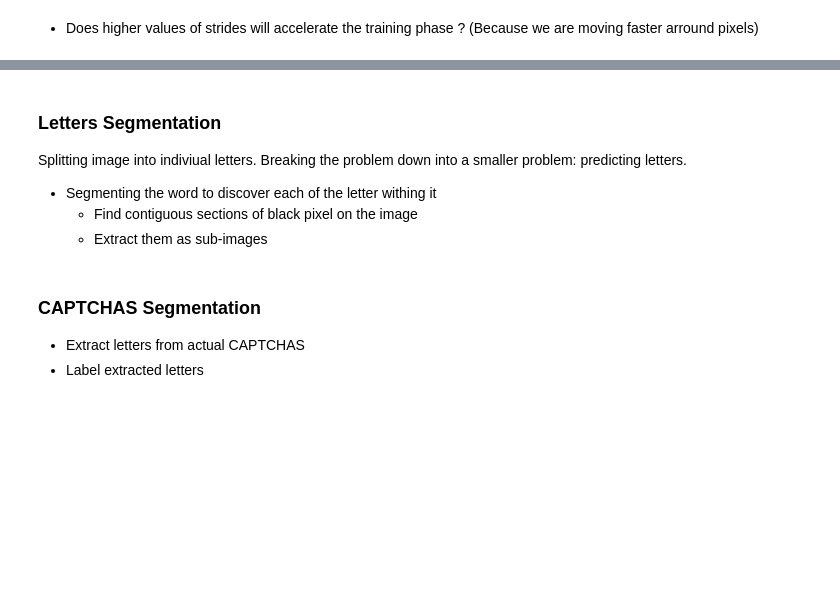
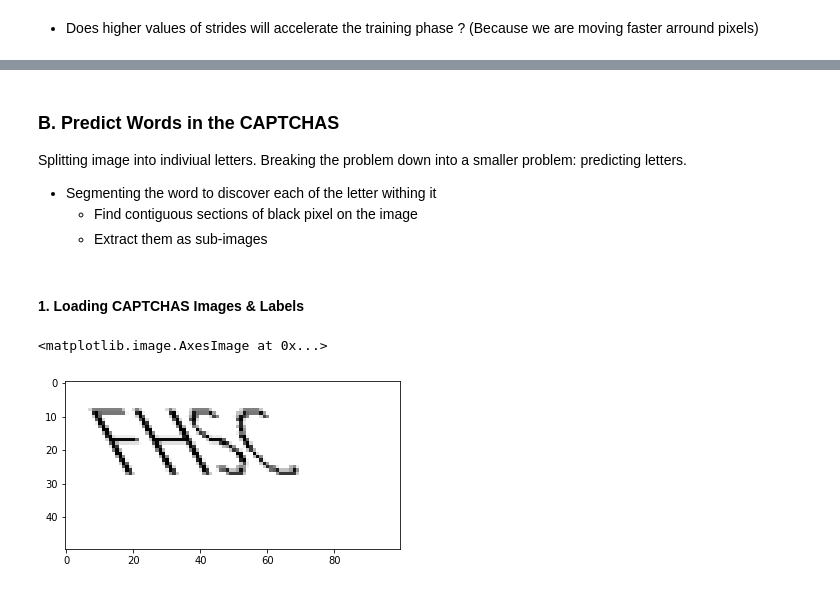
Before and after one commit to Fayssal404/DataScience, a Jupyter notebook: neural-network/captchas/Untitled1.ipynb, the cells around one changed output, grey strips where cells are left out. Drawn from its saved outputs; the diff is of its cells as text; code cells hidden in the pictures; blank space fills up the shorter version.

```diff
--- a/neural-network/captchas/Untitled1.ipynb
+++ b/neural-network/captchas/Untitled1.ipynb
@@ -149,10 +174,19 @@ for row in range(ROWS):
 # %% [markdown]
-### Letters Segmentation
+### B. Predict Words in the CAPTCHAS
 Splitting image into indiviual letters. Breaking the problem down into a smaller problem: predicting letters.
 - Segmenting the word to discover each of the letter withing it
     - Find contiguous sections of black pixel on the image
     - Extract them as sub-images
-# %% [markdown]
-### CAPTCHAS Segmentation
-- Extract letters from actual CAPTCHAS
-- Label extracted letters
+# %% [markdown]
+#### 1. Loading CAPTCHAS Images & Labels
+# %%
+with open("../../data/captchas/words-base-captchas/words-basic-img", "rb") as f:
+    words_inputs = pickle.load(f)
+
+with open("../../data/captchas/words-base-captchas/words-label", "rb") as f:
+    words_labels = pickle.load(f)
+# %%
+CaptchasGenerator().display_word(words_inputs[0])
+# %% [output]
+<matplotlib.image.AxesImage at 0x...>
+[figure, added]
```
Also changed, not shown: parts of 37 cells of this notebook, 2 other files.
